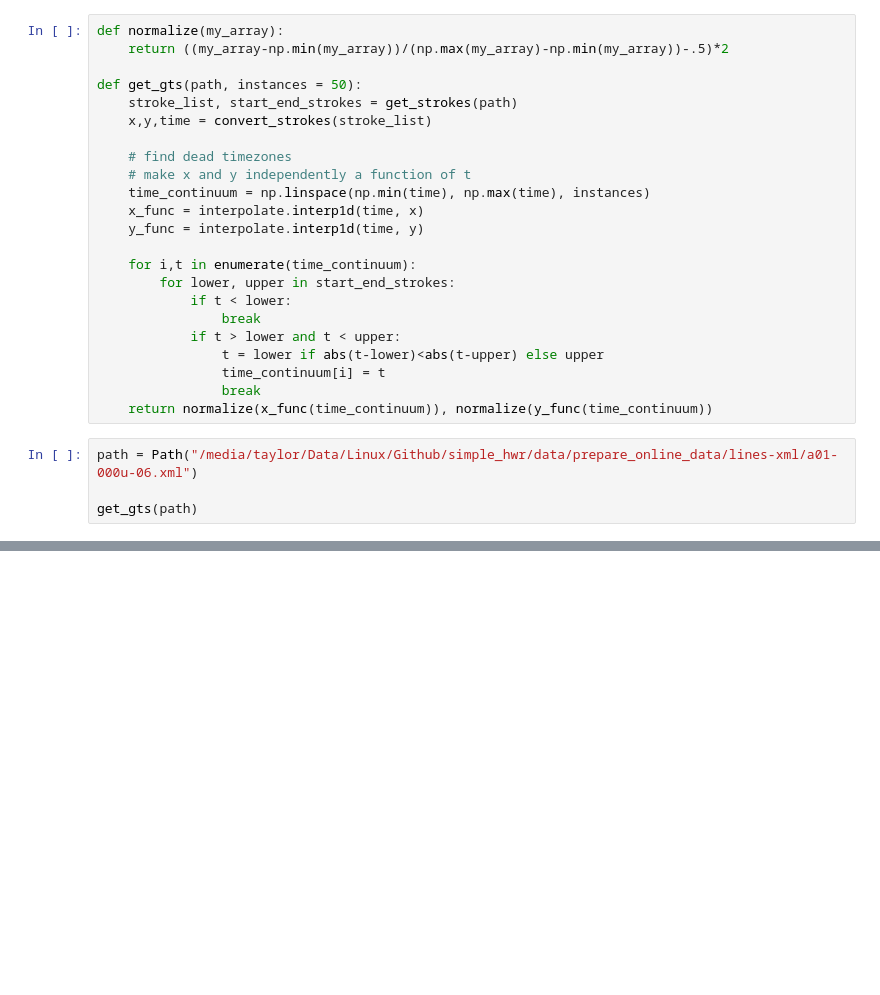
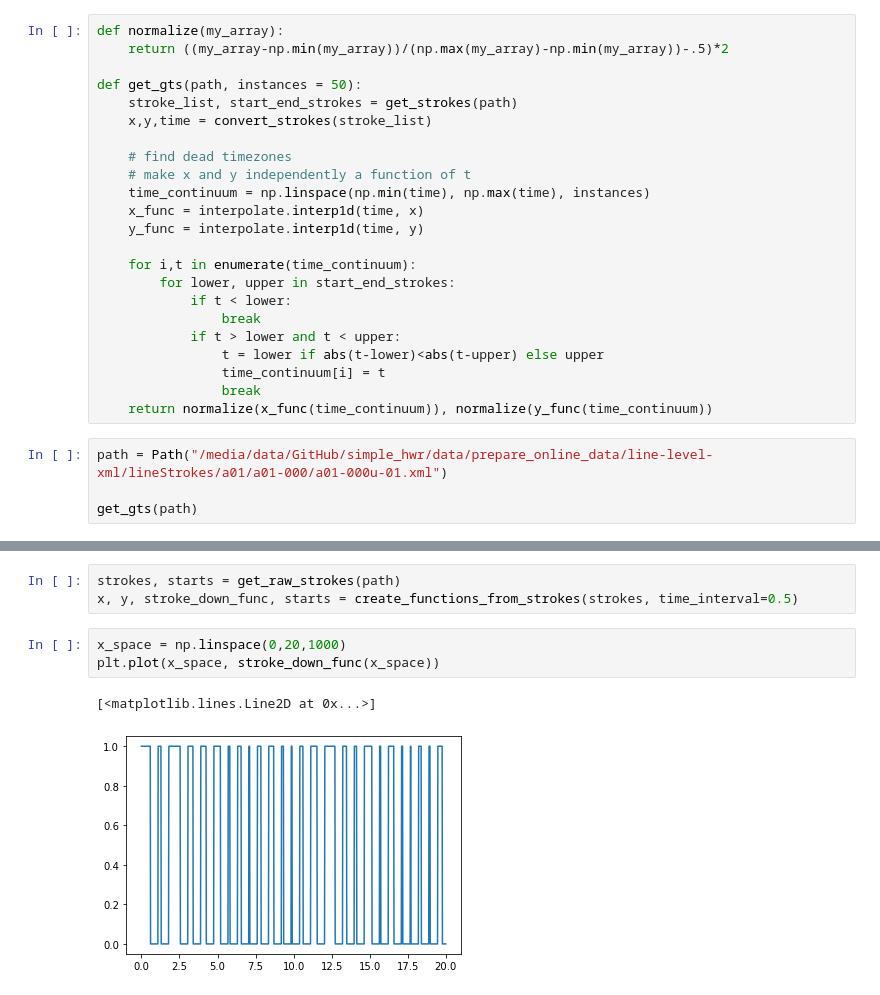
Before and after one commit to emrysshevek/simple_hwr, a Jupyter notebook: ipynb/Stroke Stuff.ipynb, the cells around one changed output, grey strips where cells are left out. Drawn from its saved outputs; the diff is of its cells as text; blank space fills up the shorter version.

Commit message:
rework on stroke stuff

```diff
--- a/ipynb/Stroke Stuff.ipynb
+++ b/ipynb/Stroke Stuff.ipynb
@@ -90,7 +105,7 @@ def get_gts(path, instances = 50):
                 break
     return normalize(x_func(time_continuum)), normalize(y_func(time_continuum))
 # %%
-path = Path("/media/taylor/Data/Linux/Github/simple_hwr/data/prepare_online_data/lines-xml/a01-000u-06.xml")
+path = Path("/media/data/GitHub/simple_hwr/data/prepare_online_data/line-level-xml/lineStrokes/a01/a01-000/a01-000u-01.xml")
 
 get_gts(path)
 # %% [output]
@@ -119,0 +249,9 @@ array([-1.        , -0.33333333,  0.33333333,  1.        ])
+# %%
+strokes, starts = get_raw_strokes(path)
+x, y, stroke_down_func, starts = create_functions_from_strokes(strokes, time_interval=0.5)
+# %%
+x_space = np.linspace(0,20,1000)
+plt.plot(x_space, stroke_down_func(x_space))
+# %% [output]
+[<matplotlib.lines.Line2D at 0x...>]
+[figure, added]
```
Also changed, not shown: parts of 7 cells of this notebook, 5 other files.
